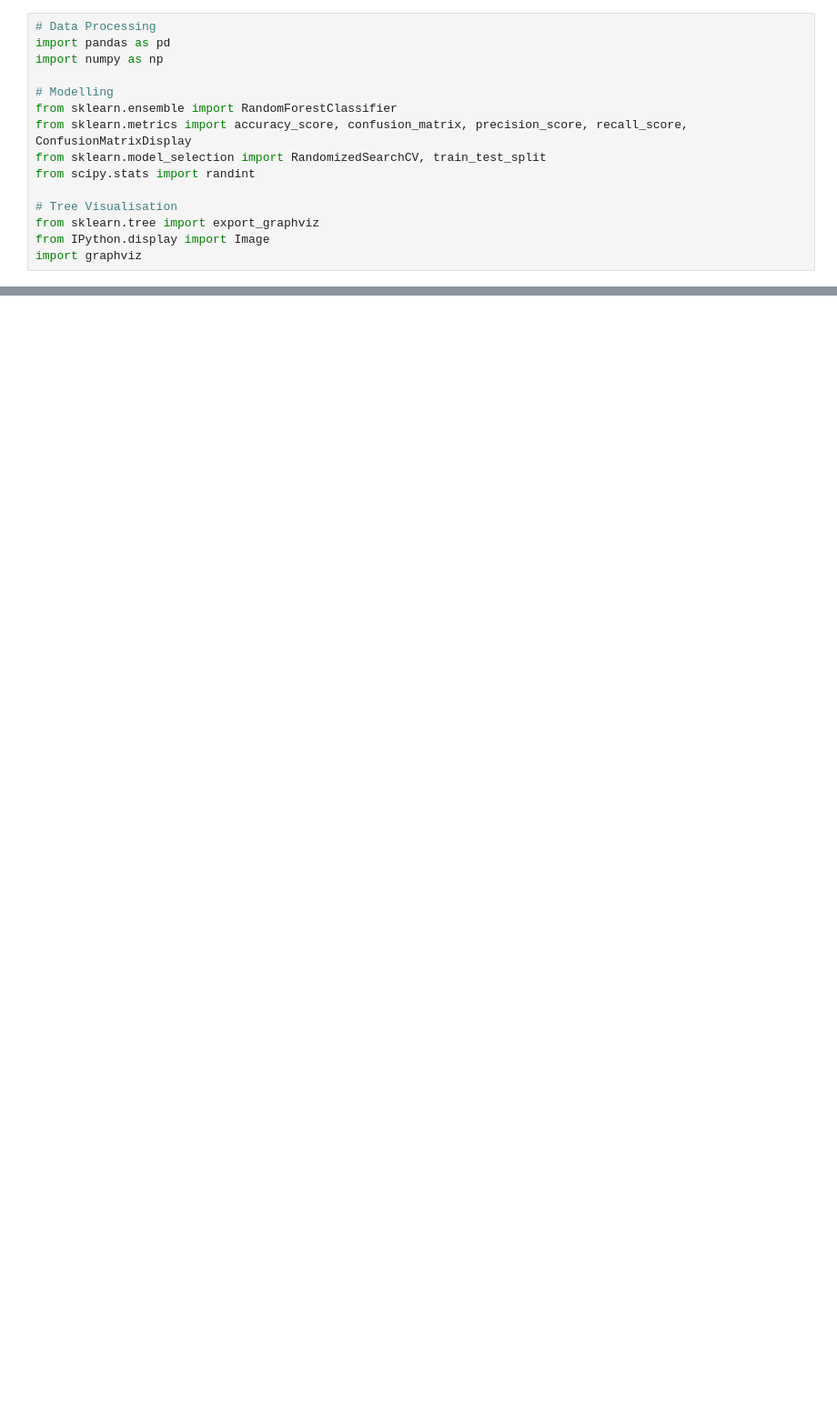
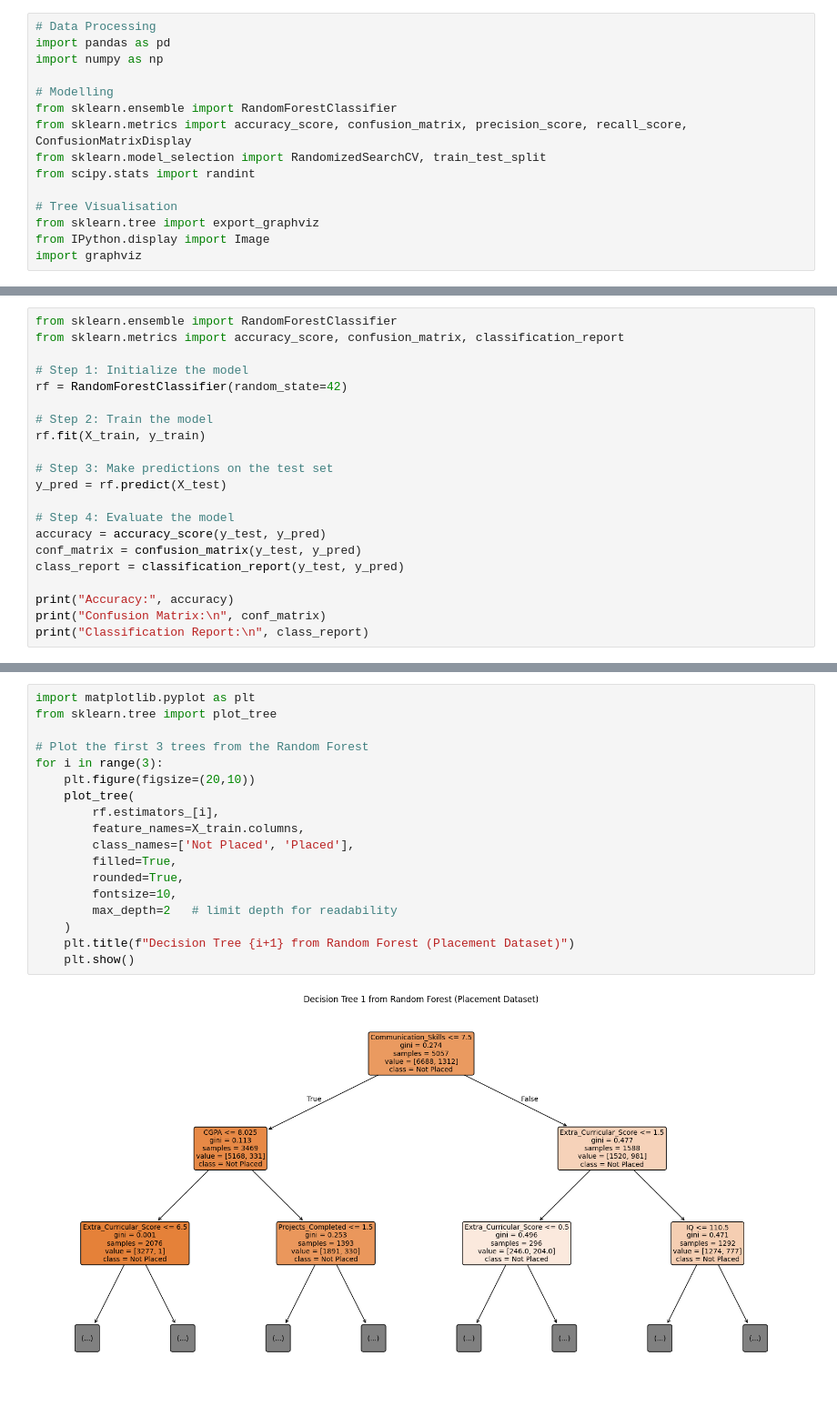
Before and after one commit to rahanepratiksha1005/MachineLearningAssignments, a Jupyter notebook: Assignment7.ipynb, the cells around one changed output, grey strips where cells are left out. Shown at 91% size. Saved outputs shown, nothing was run; the diff lists cells and outputs as text; blank space fills up the shorter version.

```diff
--- a/Assignment7.ipynb
+++ b/Assignment7.ipynb
@@ -23,0 +75,21 @@ NameError: name 'pd' is not defined
+# %%
+from sklearn.ensemble import RandomForestClassifier
+from sklearn.metrics import accuracy_score, confusion_matrix, classification_report
+
+# Step 1: Initialize the model
+rf = RandomForestClassifier(random_state=42)
+
+# Step 2: Train the model
+rf.fit(X_train, y_train)
+
+# Step 3: Make predictions on the test set
+y_pred = rf.predict(X_test)
+
+# Step 4: Evaluate the model
+accuracy = accuracy_score(y_test, y_pred)
+conf_matrix = confusion_matrix(y_test, y_pred)
+class_report = classification_report(y_test, y_pred)
+
+print("Accuracy:", accuracy)
+print("Confusion Matrix:\n", conf_matrix)
+print("Classification Report:\n", class_report)
@@ -23,0 +110,20 @@ NameError: name 'pd' is not defined
+# %%
+import matplotlib.pyplot as plt
+from sklearn.tree import plot_tree
+
+# Plot the first 3 trees from the Random Forest
+for i in range(3):
+    plt.figure(figsize=(20,10))
+    plot_tree(
+        rf.estimators_[i],
+        feature_names=X_train.columns,
+        class_names=['Not Placed', 'Placed'],
+        filled=True,
+        rounded=True,
+        fontsize=10,
+        max_depth=2   # limit depth for readability
+    )
+    plt.title(f"Decision Tree {i+1} from Random Forest (Placement Dataset)")
+    plt.show()
+# %% [output]
+[figure, added]
```
Also changed, not shown: parts of 4 cells of this notebook.
